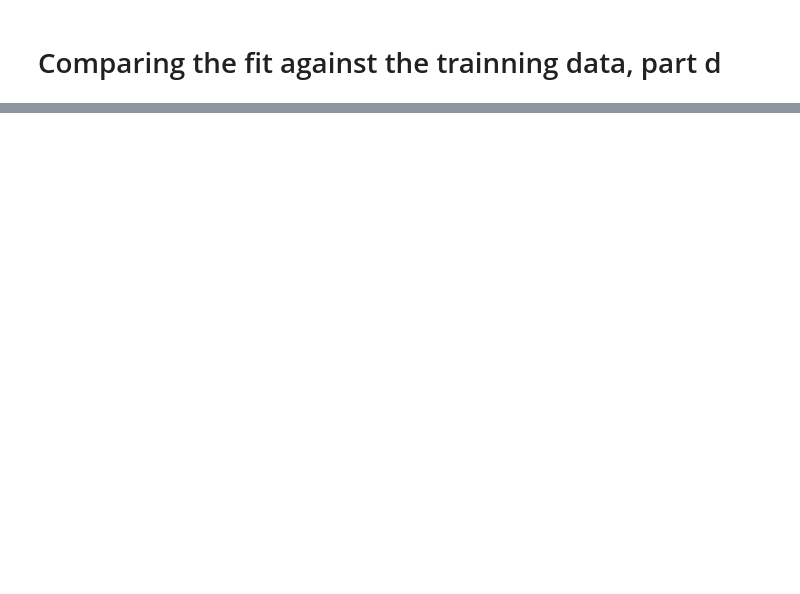
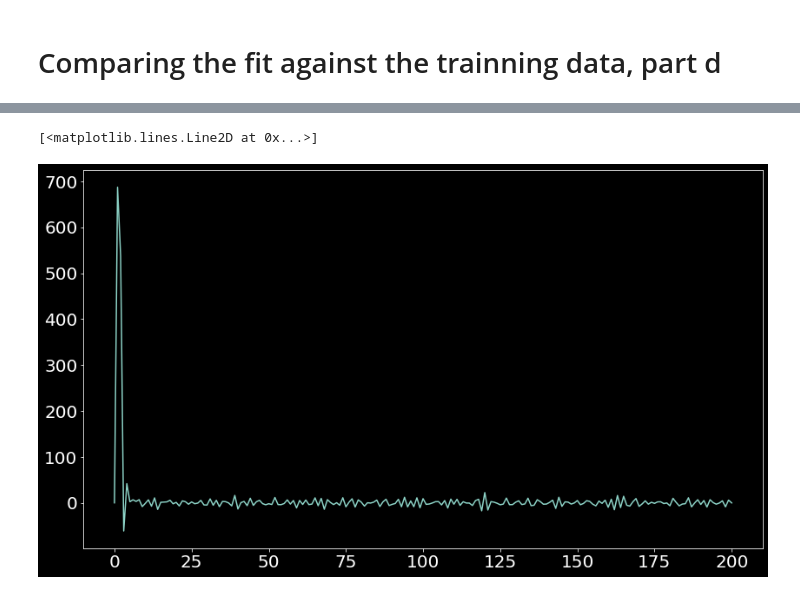
Before and after one commit to SunAndClouds/BlackyCat, a Jupyter notebook: Project BC.ipynb, the cells around one changed output, grey strips where cells are left out. Drawn from its saved outputs; the diff is of its cells as text; code cells hidden in the pictures; blank space fills up the shorter version.

```diff
--- a/Project BC.ipynb
+++ b/Project BC.ipynb
@@ -157,0 +168,6 @@ plt.savefig(f"figures for part d\simulation number {i}.png");
+# %%
+X_pred = W_pinv @ np.array([])#theta_pred.mean(0)
+plt.plot(X_pred)
+# %% [output]
+[<matplotlib.lines.Line2D at 0x...>]
+[figure, added]
```
Also changed, not shown: parts of 6 cells of this notebook.
